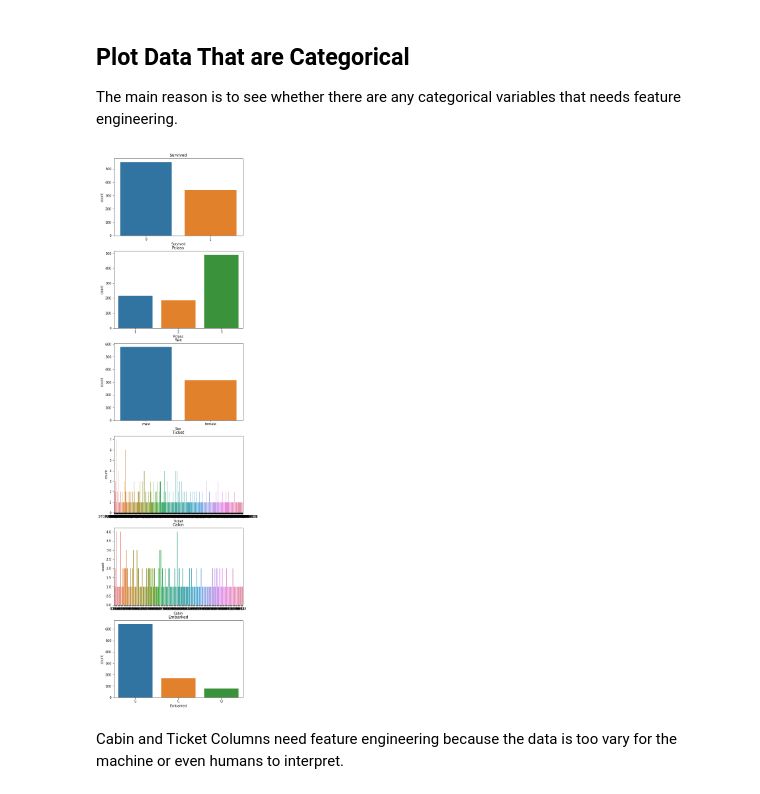
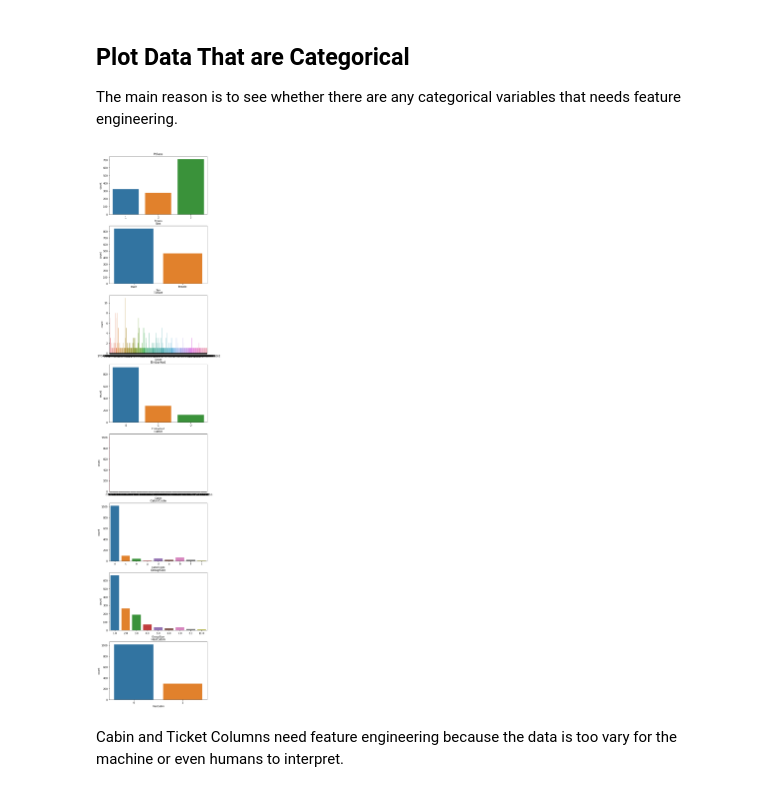
Before and after one commit to marcellinus-witarsah/dataScienceMiniProjects, a Jupyter notebook: TitanicSurvivalModel/Titanic Third.ipynb, the cells around one changed output. Drawn from its saved outputs; the diff is of its cells as text; code cells hidden in the pictures.

```diff
--- a/TitanicSurvivalModel/Titanic Third.ipynb
+++ b/TitanicSurvivalModel/Titanic Third.ipynb
@@ -543,10 +556,15 @@ This section contains data visualization and analysis to gain insights and chara
 # %% [markdown]
 ## Plot Data That are Numeric
 # %%
-fig, ax = plt.subplots(nrows=len(titanic_train_num), figsize=[7, len(titanic_train_num)*5])
+titanic_train = titanic_all[titanic_all['train_test']==0]
+titanic_test = titanic_all[titanic_all['train_test']==1]
+titanic_num = ['Age', 'SibSp', 'Parch', 'Fare', 'FamilySize', 'FriendSize', 'GroupSize', 'FarePerPerson']
 
-for i, col in enumerate(titanic_train_num):
+fig, ax = plt.subplots(nrows=len(titanic_num), figsize=[7, len(titanic_num)*5])
+
+for i, col in enumerate(titanic_num):
     sns.histplot(titanic_train[col], linewidth=0, ax=ax[i])
     ax[i].set_title(col)
+
 plt.show()
 # %% [output]
@@ -557,14 +575,16 @@ Based on the distribution of the data we can see that 'SibSp', 'Parch', and 'Far
 ## Plot Data That are Categorical
 The main reason is to see whether there are any categorical variables that needs feature engineering.
 # %%
-fig, ax = plt.subplots(nrows=len(titanic_train_cat), figsize=[7, len(titanic_train_cat)*5])
+titanic_cat = ['Pclass', 'Sex', 'Ticket', 'Embarked', 'Cabin', 'CabinCode', 'GroupSize', 'HasCabin']
 
-for i, col in enumerate(titanic_train_cat):
-    sns.countplot(titanic_train[col], linewidth=0, ax=ax[i])
+fig, ax = plt.subplots(nrows=len(titanic_cat), figsize=[7, len(titanic_cat)*5])
+
+for i, col in enumerate(titanic_cat):
+    sns.countplot(titanic_all[col], linewidth=0, ax=ax[i])
     ax[i].set_title(col)
 plt.show()
 # %% [output]
-[figure, old version]
+[figure, new version]
 # %% [markdown]
 Cabin and Ticket Columns need feature engineering because the data is too vary for the machine or even humans to interpret.
 # %% [markdown]
```
Also changed, not shown: parts of 26 cells of this notebook.
